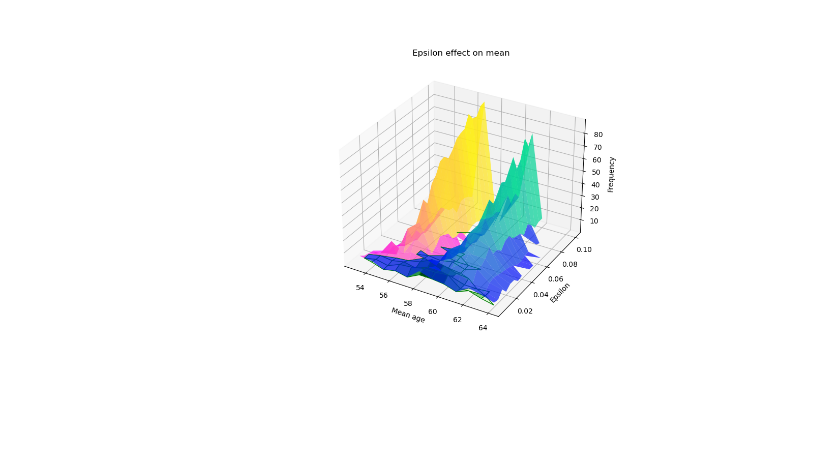
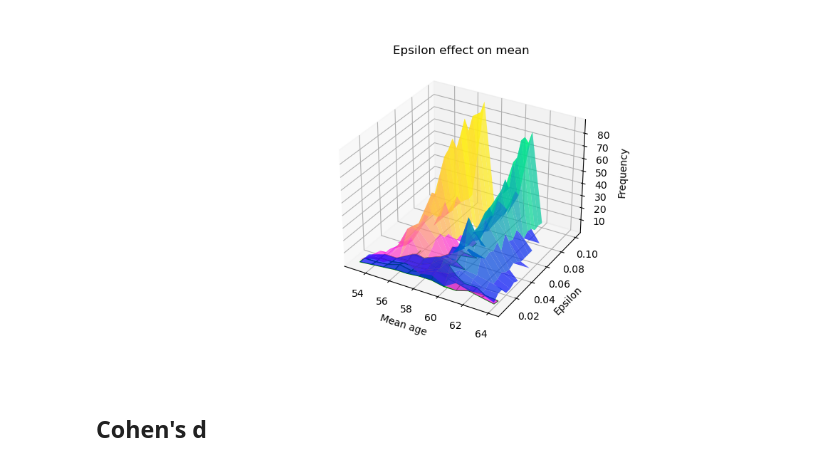
Before and after one commit to EatOreo/DifferentialPrivacyBiasExperiments, a Jupyter notebook: notebooks/3dMeans.ipynb, the cells around one changed output. Saved outputs shown, nothing was run; the diff lists cells and outputs as text; code cells hidden in the pictures; blank space fills up the shorter version.

```diff
--- a/notebooks/3dMeans.ipynb
+++ b/notebooks/3dMeans.ipynb
@@ -18,6 +18,8 @@ WHERE age >= 20;
 """
 
 df = pd.read_sql(query, conn)
+# %%
+delta = df.age.max() / df.count()[0] #TODO: is this the way?
 # %%
 import snsql
 from snsql import Privacy
@@ -48,7 +50,7 @@ metadata = {
 }
 # %%
 def means(eps, times):
-    privacy_ = Privacy(epsilon=eps, delta=1)
+    privacy_ = Privacy(epsilon=eps, delta=delta)
     reader_ = snsql.from_connection(df, privacy=privacy_, metadata=metadata)
     means_ = pd.DataFrame(columns=['F', 'M'])
     for i in range(times):
@@ -83,7 +85,7 @@ import numpy as np
 import matplotlib.pyplot as plt
 
 %matplotlib widget
-plt.rcParams['figure.figsize'] = [14, 7] #size
+plt.rcParams['figure.figsize'] = [10, 5] #size
 
 # function for z axis
 def fw(x, y):
@@ -107,31 +109,33 @@ for i in range(20):
     for j in range(12):
         Zw[i][j] = fw(X[i][j], Y[i][j])
 
 # men
 Zm = np.zeros([20, 12])
 for i in range(20):
     for j in range(12):
         Zm[i][j] = fm(X[i][j], Y[i][j])
 
 # intersection
 Zi = np.zeros([20, 12])
 for i in range(20):
     for j in range(12):
         w_ = Zw[i][j]
         m_ = Zm[i][j]
         if w_ > 0 and m_ > 0:
             Zi[i][j] = min(w_, m_)
         else:
             Zi[i][j] = np.nan
 
 fig = plt.figure()
 ax = plt.axes(projection ='3d')
 ax.plot_surface(X, Y, Zm, cmap ='spring', alpha=0.7, label='women')
 ax.plot_surface(X, Y, Zw, cmap ='winter', alpha=0.7, label='men')
 ax.plot_surface(X, Y, Zi, cmap ='Greens', alpha=1, label='intersection', edgecolors='g')
 ax.set_ylabel('Epsilon')
 ax.set_xlabel('Mean age')
 ax.set_zlabel('Frequency')
 ax.set_title('Epsilon effect on mean');
 # %% [output]
-[figure, old version]
+[figure, new version]
+# %% [markdown]
+## Cohen's d
```
Also changed, not shown: parts of 6 cells of this notebook.
